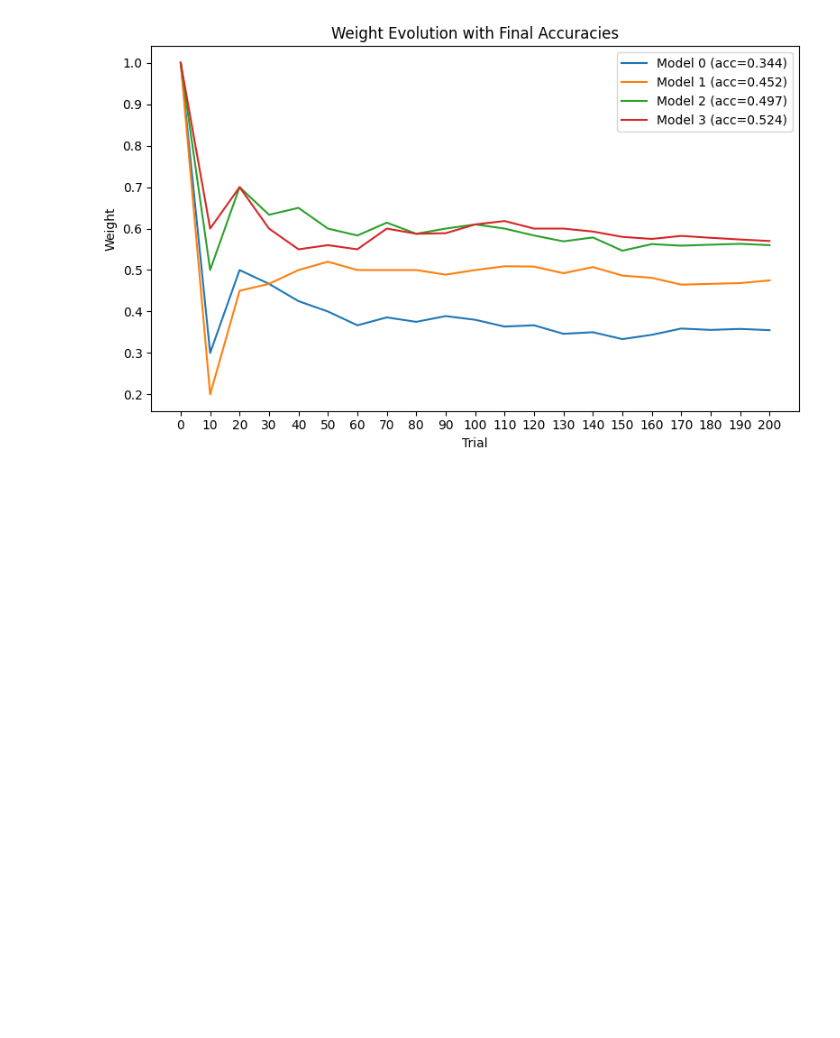
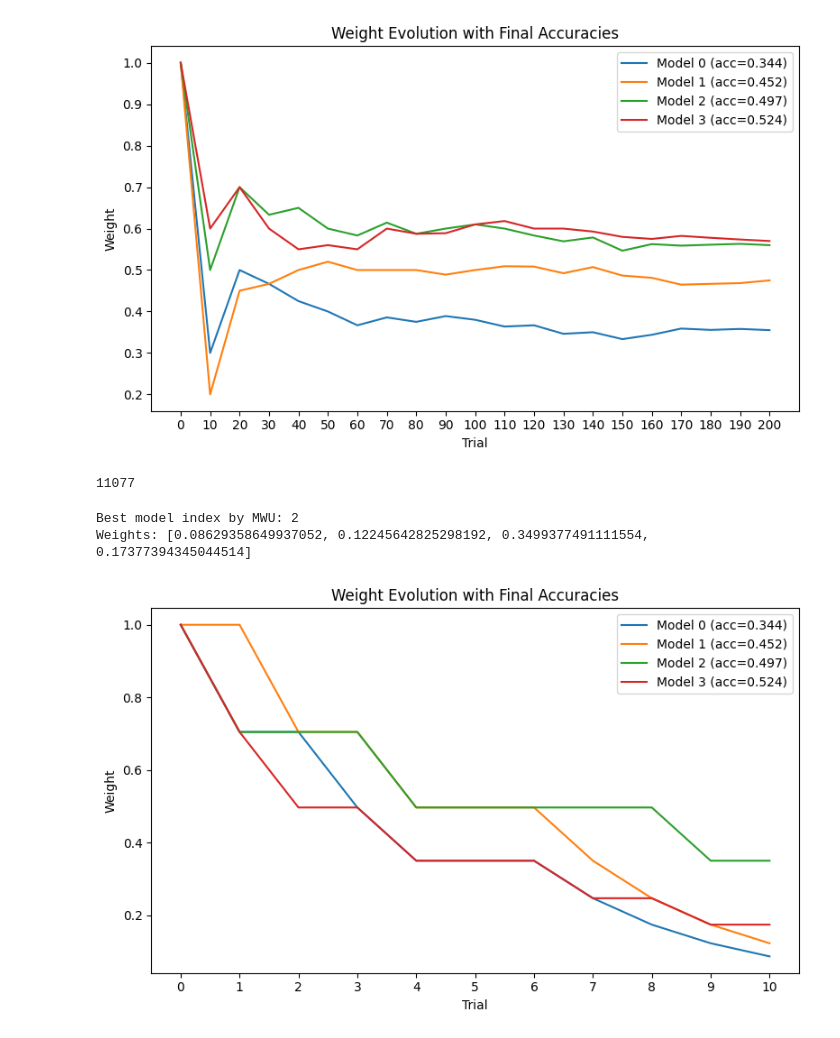
Before and after one commit to trung6/db_project_2025, a Jupyter notebook: process_labels_fever.ipynb, the cells around one changed output. Drawn from its saved outputs; the diff is of its cells as text; code cells hidden in the pictures; blank space fills up the shorter version.

Commit message:
update prcocess_label_fever

```diff
--- a/process_labels_fever.ipynb
+++ b/process_labels_fever.ipynb
@@ -148,3 +148,28 @@ plot_weight_and_accuracy(acc_200_evolution, FINAL_ACC)
 Best model index by random sampling: 3
 Correct among random samples: [71.0, 95.0, 112.0, 114.0]
 [figure]
+# %%
+# unweighted majority voting
+import pandas as pd
+
+df = pd.read_csv("run/accuracy/datasets/fever_with_evidence_5.csv")
+UNIQUE_LABELS = ["NOT ENOUGH INFO", "SUPPORTS", "REFUTES"]
+
+models = ["gemma-3-1b-it", "gemma-2-2b-it", "gemma-3-4b-it", "Mistral-7B-Instruct"]
+
+count = 0
+for index, row in df.iterrows():
+    majority = 0
+    for l in UNIQUE_LABELS:
+        cur = 0
+        for m in models:
+            if row[m] == l:
+                cur += 1
+        if cur > majority:
+            majority = cur
+            label = l
+    if label == row["label"]:
+        count += 1
+print(count)
+# %% [output]
+11077
@@ -150,0 +234,14 @@ Correct among random samples: [71.0, 95.0, 112.0, 114.0]
+# %%
+FINAL_ACC = [7806./22682, 10250./22682, 11277./22682, 11892./22682]
+gemma_3_1b_it = df["gemma-3-1b-it"].tolist()
+gemma_2_2b_it = df["gemma-2-2b-it"].tolist()
+gemma_3_4b_it = df["gemma-3-4b-it"].tolist()
+mistral_7b_instruct = df["Mistral-7B-Instruct"].tolist()
+models = [gemma_3_1b_it, gemma_2_2b_it, gemma_3_4b_it, mistral_7b_instruct]
+gt = df["label"].tolist()
+weight_evolution = mwu_random_examples(models, gt)
+plot_weight_and_accuracy(weight_evolution, FINAL_ACC)
+# %% [output]
+Best model index by MWU: 2
+Weights: [0.08629358649937052, 0.12245642825298192, 0.3499377491111554, 0.17377394345044514]
+[figure, added]
```
Also changed, not shown: parts of 6 cells of this notebook.
